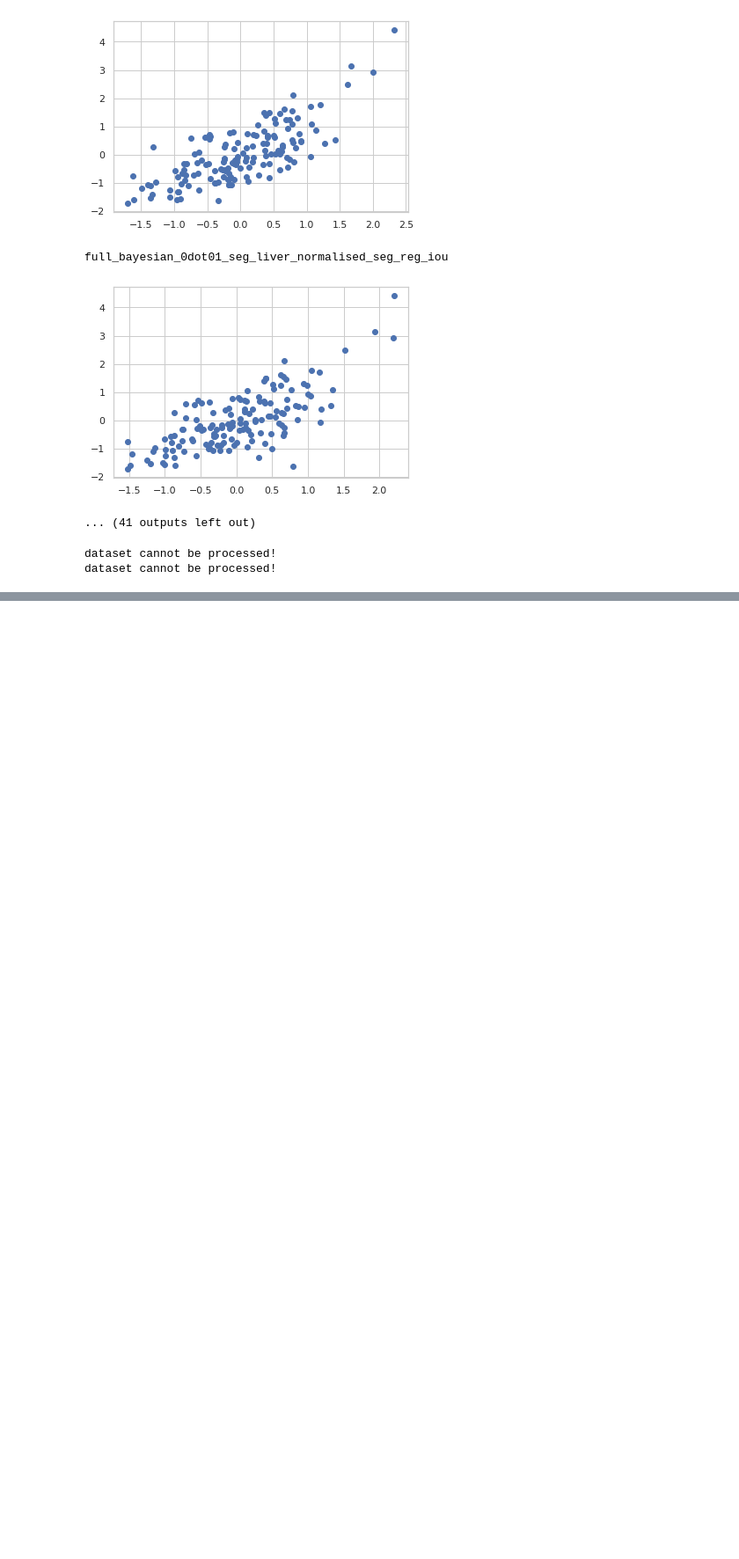
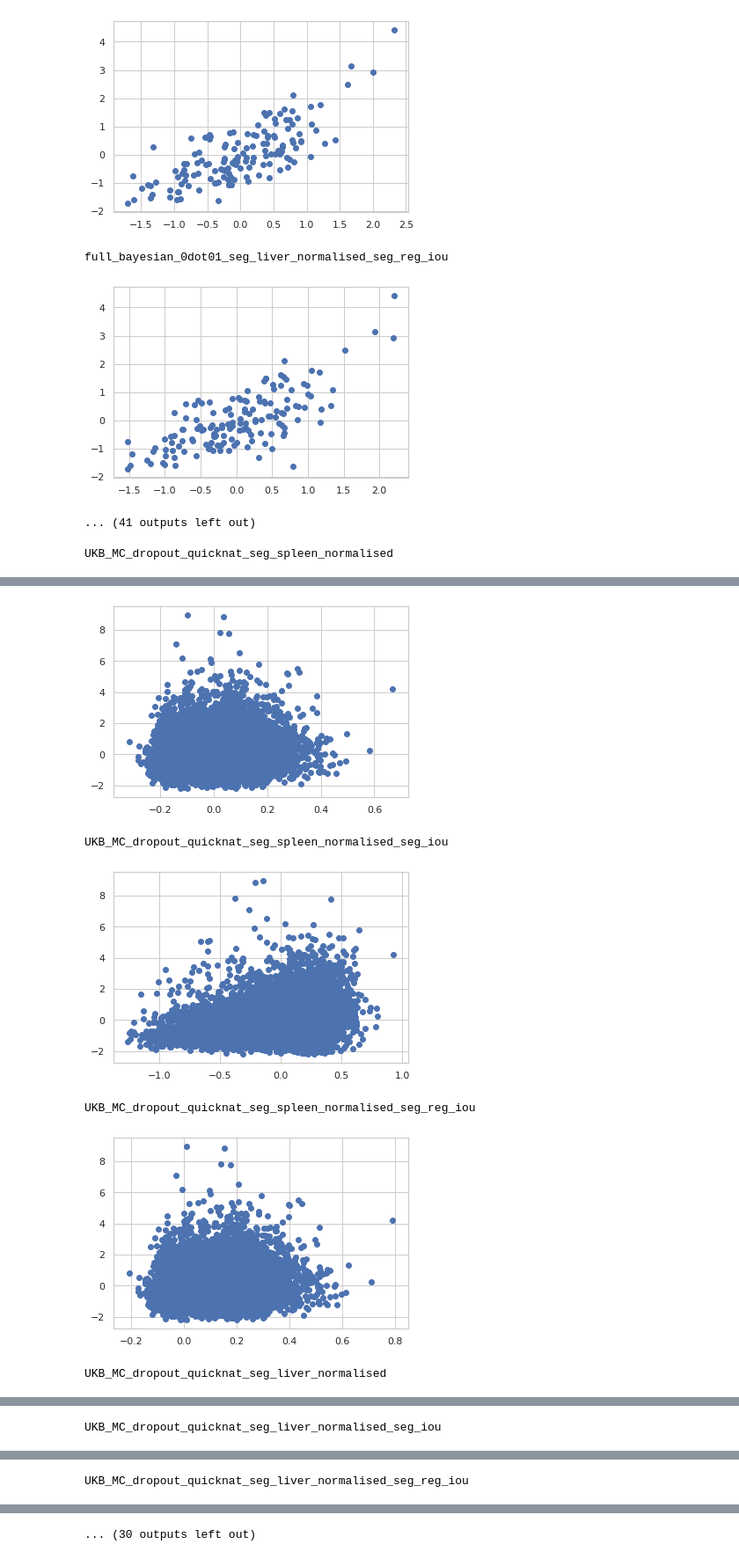
Before and after one commit to jyotirmay123/BNN-for-Uncertainty-Estimation-of-Imaging-Biomarkers, a Jupyter notebook: diabetes_classification.ipynb, the cells around one changed output, grey strips where cells are left out. Shown at 88% size. Saved outputs shown, nothing was run; the diff lists cells and outputs as text; code cells hidden in the pictures; blank space fills up the shorter version.

```diff
--- a/diabetes_classification.ipynb
+++ b/diabetes_classification.ipynb
@@ -843,7 +844,8 @@ for model, df in dfs_ukb.items():
     #     Equation 1 process
         feats = basic_feats + ['diabetes_status']
         feats_string = make_feature_string(feats, ['sex', 'diabetes_status'])
-        p_values, statsmodel = normal_group_fit(df, target_col, feats_string)
+        p_values, statsmodel, y_yp = normal_group_fit(df, target_col, feats_string)
+        regression_plot(y_yp, f'{model}_{target_col}')
         dicts[model][target_col] = p_values
 
 #     #     Equation 2 process
@@ -862,13 +864,15 @@ for model, df in dfs_ukb.items():
             iou_feat = ['iou_liver']
         feats = basic_feats + [ 'diabetes_status'] + iou_feat
         feats_string = make_feature_string(feats, ['sex', 'diabetes_status'])
-        p_values, statsmodel = normal_group_fit(df, target_col, feats_string)
+        p_values, statsmodel, y_yp = normal_group_fit(df, target_col, feats_string)
+        regression_plot(y_yp, f'{model}_{target_col}_seg_iou')
         dicts[model][target_col+'_with_iou'] = p_values
 
     #     Equation 4 process
         feats = basic_feats + [ 'diabetes_status']
         feats_string = make_feature_string(feats, ['sex', 'diabetes_status'])
-        p_values, statsmodel = weighted_group_feats(df, target_col, feats_string, iou_feat[0])
+        p_values, statsmodel, y_yp = weighted_group_feats(df, target_col, feats_string, iou_feat[0])
+        regression_plot(y_yp, f'{model}_{target_col}_seg_reg_iou')
         dicts[model][target_col+'_with_regularised_seg_volumes'] = p_values
 
 p_value_df = df_from_nested_dicts(dicts).T
@@ -876,5 +880,4 @@ p_value_df.to_csv('to_seg.csv')
 p_value_df_styler = highlight_significance(p_value_df, 0.05)
 p_value_df_styler
 # %% [output]
-dataset cannot be processed!
-dataset cannot be processed!
+UKB_MC_dropout_quicknat_seg_spleen_normalised
@@ -897,0 +884,6 @@ dataset cannot be processed!
+[figure, added]
+UKB_MC_dropout_quicknat_seg_spleen_normalised_seg_iou
+[figure, added]
+UKB_MC_dropout_quicknat_seg_spleen_normalised_seg_reg_iou
+[figure, added]
+UKB_MC_dropout_quicknat_seg_liver_normalised
@@ -897,0 +891 @@ dataset cannot be processed!
+UKB_MC_dropout_quicknat_seg_liver_normalised_seg_iou
@@ -897,0 +893 @@ dataset cannot be processed!
+UKB_MC_dropout_quicknat_seg_liver_normalised_seg_reg_iou
@@ -897,0 +895 @@ dataset cannot be processed!
+... (30 outputs left out)
```
Also changed, not shown: parts of 3 cells of this notebook, 10 other files.
